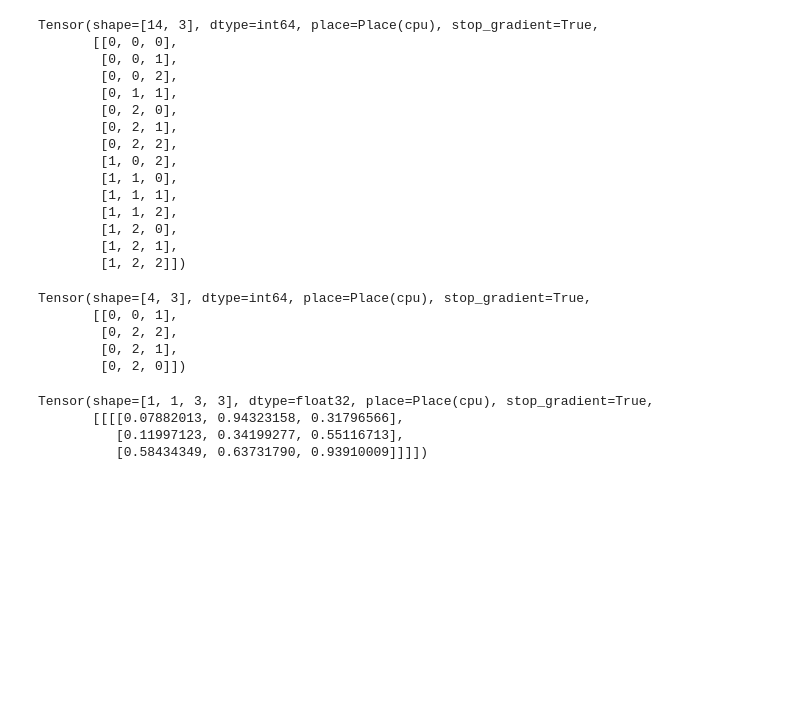
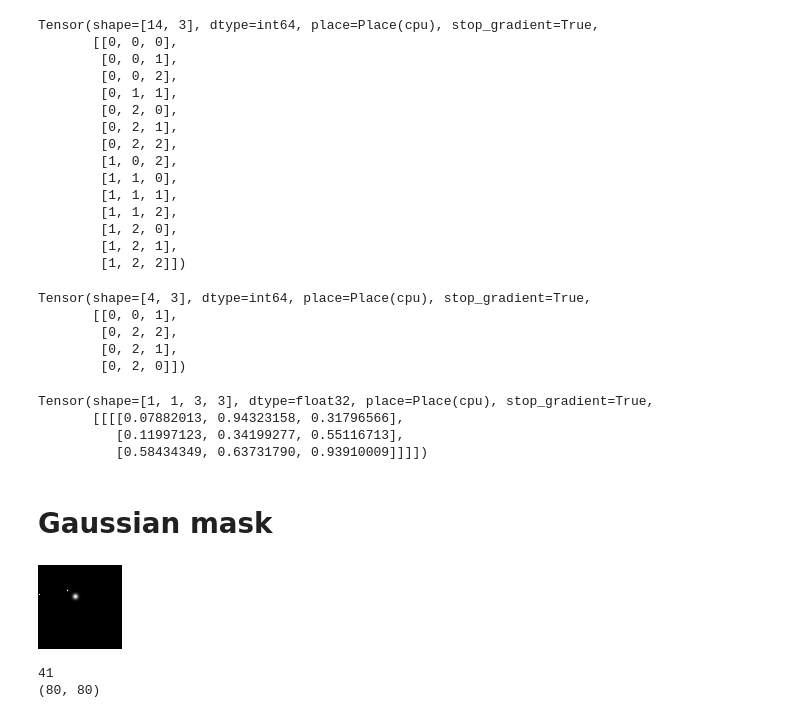
Before and after one commit to lyuwenyu/PaddleDetection, a Jupyter notebook: Untitled.ipynb, the cells around one changed output. Saved outputs shown, nothing was run; the diff lists cells and outputs as text; code cells hidden in the pictures; blank space fills up the shorter version.

```diff
--- a/Untitled.ipynb
+++ b/Untitled.ipynb
@@ -105,3 +105,5 @@ Tensor(shape=[1, 1, 3, 3], dtype=float32, place=Place(cpu), stop_gradient=True,
 b = paddle.zeros([6, 1])
 # %%
 paddle.topk(b[:, 0], 103)
+# %% [markdown]
+# Gaussian mask
@@ -107,0 +113,8 @@ paddle.topk(b[:, 0], 103)
+# %%
+data = np.load('./0.npy')
+# %%
+im = Image.fromarray( data[0] * 255 ).convert('L')
+# %%
+im
+# %% [output]
+[figure, added]
@@ -107,0 +125,12 @@ paddle.topk(b[:, 0], 103)
+# %%
+import numpy as np
+data = np.load('./49906_0.npy')[0][0]
+
+print( len((data > 0.9).nonzero()[0]) )
+
+data[data < 0.9] = 0
+im = Image.fromarray( data * 255 ).convert('L')
+print(data.shape)
+# %% [output]
+41
+(80, 80)
```
Also changed, not shown: parts of 14 cells of this notebook, 2 other files.
